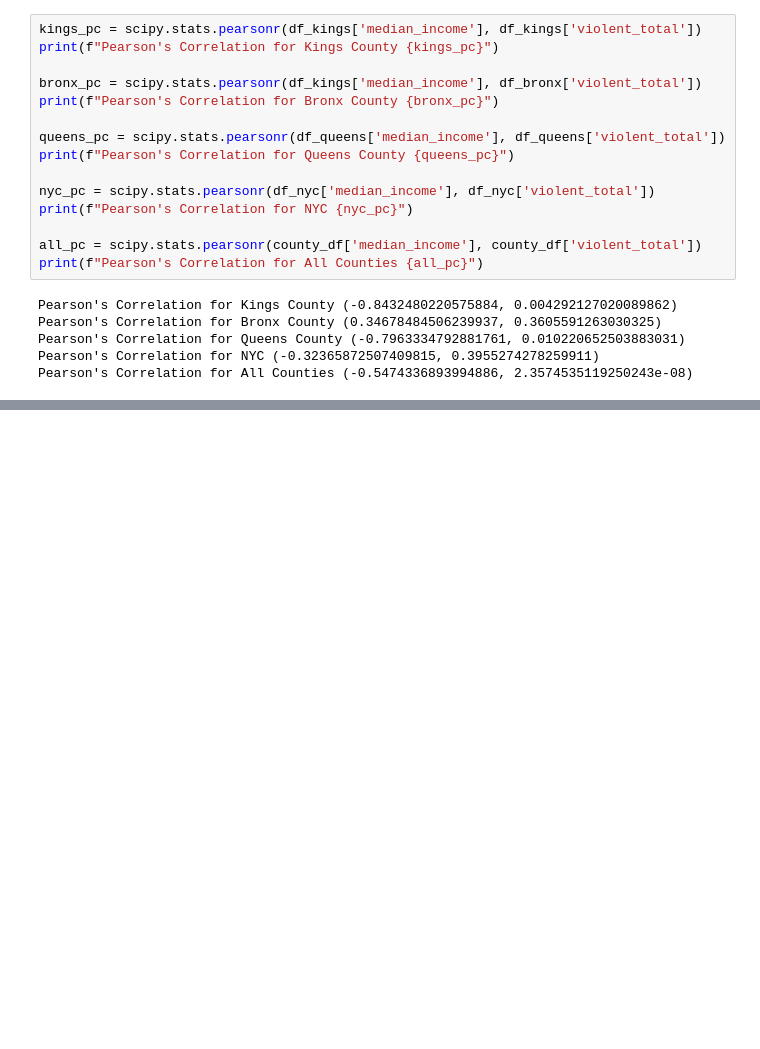
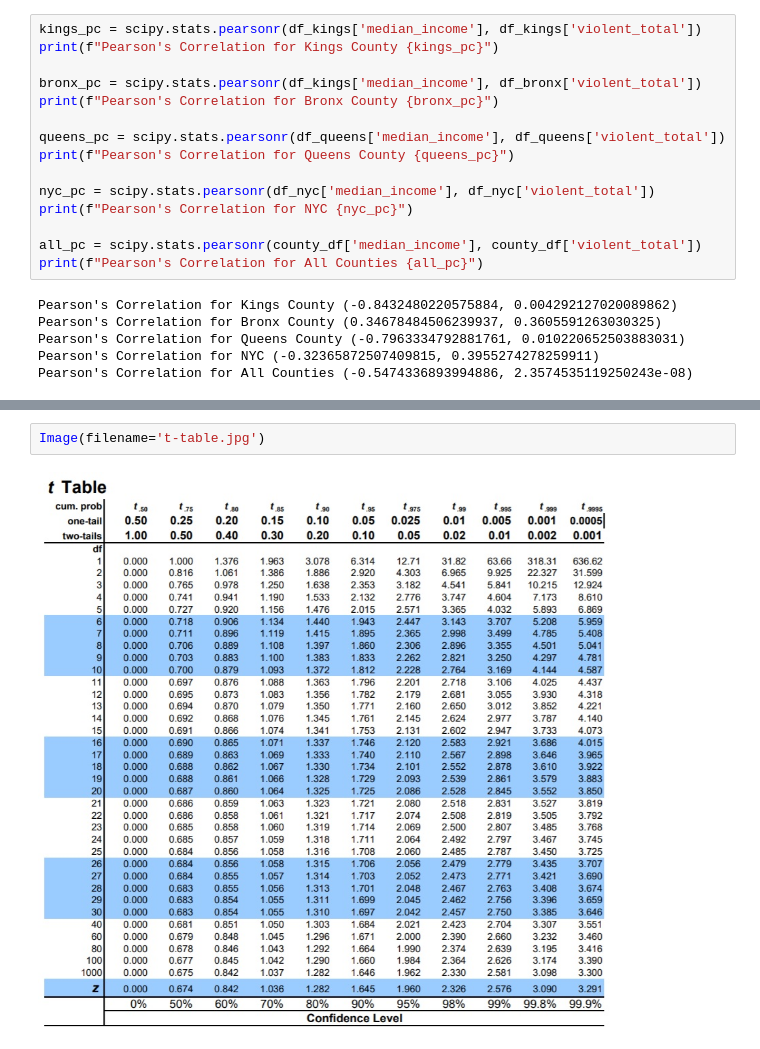
Before and after one commit to KennyMiyasato/mod3_eda, a Jupyter notebook: kenny/wip_eda_work.ipynb, the cells around one changed output, grey strips where cells are left out. Drawn from its saved outputs; the diff is of its cells as text; blank space fills up the shorter version.

```diff
--- a/kenny/wip_eda_work.ipynb
+++ b/kenny/wip_eda_work.ipynb
@@ -442,0 +507,4 @@ Pearson's Correlation for All Counties (-0.5474336893994886, 2.3574535119250243e
+# %%
+Image(filename='t-table.jpg')
+# %% [output]
+[figure, added]
```
Also changed, not shown: parts of 7 cells of this notebook, 1 other file.
